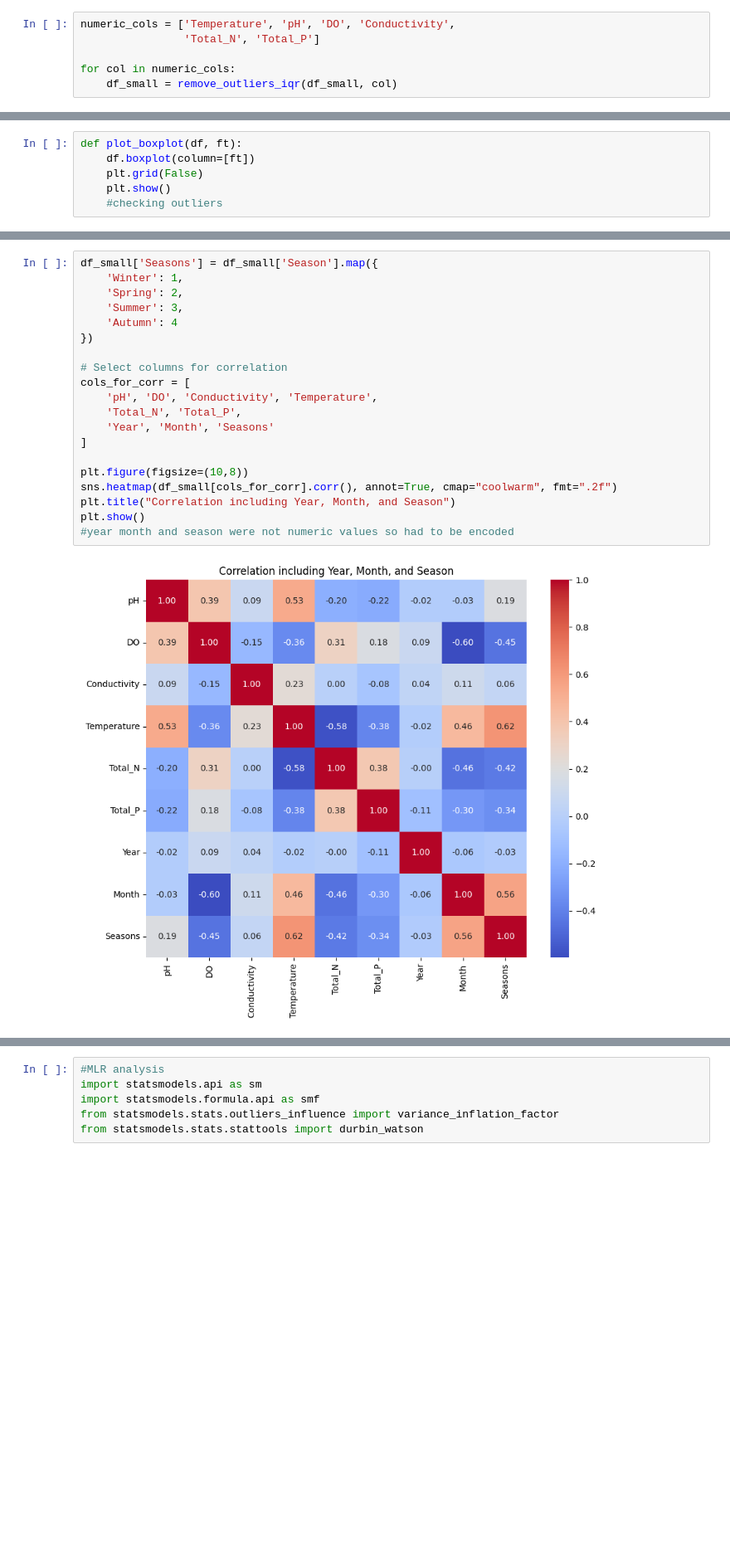
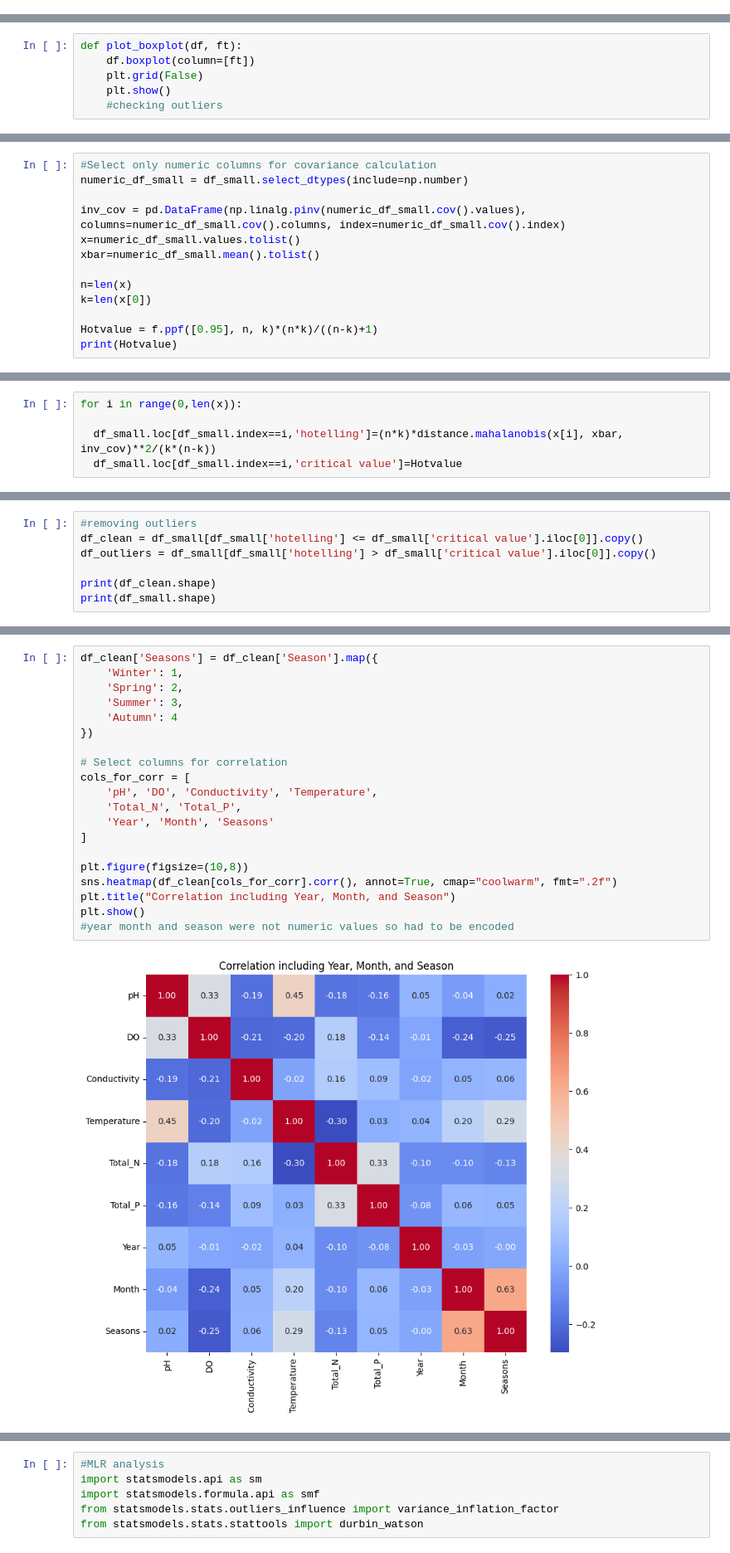
Before and after one commit to Kosiibebugwu/water-quality-ml, a Jupyter notebook: MLR_updated.ipynb, the cells around one changed output, grey strips where cells are left out. Shown at 83% size. Drawn from its saved outputs; the diff is of its cells as text; blank space fills up the shorter version.

Commit message:
Add files via upload
outliers fixed and graphs updated

```diff
--- a/MLR_updated.ipynb
+++ b/MLR_updated.ipynb
@@ -119,9 +110,3 @@ def remove_outliers_iqr(df, column):
-# %%
-numeric_cols = ['Temperature', 'pH', 'DO', 'Conductivity',
-                'Total_N', 'Total_P']
-
-for col in numeric_cols:
-    df_small = remove_outliers_iqr(df_small, col)
 # %%
 numeric_cols = ['Temperature', 'pH', 'DO', 'Conductivity',
                 'Total_N', 'Total_P',]
@@ -199,0 +203,13 @@ plot_boxplot(df_small, 'DO')
+# %%
+#Select only numeric columns for covariance calculation
+numeric_df_small = df_small.select_dtypes(include=np.number)
+
+inv_cov = pd.DataFrame(np.linalg.pinv(numeric_df_small.cov().values), columns=numeric_df_small.cov().columns, index=numeric_df_small.cov().index)
+x=numeric_df_small.values.tolist()
+xbar=numeric_df_small.mean().tolist()
+
+n=len(x)
+k=len(x[0])
+
+Hotvalue = f.ppf([0.95], n, k)*(n*k)/((n-k)+1)
+print(Hotvalue)
@@ -199,0 +218,5 @@ plot_boxplot(df_small, 'DO')
+# %%
+for i in range(0,len(x)):
+
+  df_small.loc[df_small.index==i,'hotelling']=(n*k)*distance.mahalanobis(x[i], xbar, inv_cov)**2/(k*(n-k))
+  df_small.loc[df_small.index==i,'critical value']=Hotvalue
@@ -199,0 +237,7 @@ plot_boxplot(df_small, 'DO')
+# %%
+#removing outliers
+df_clean = df_small[df_small['hotelling'] <= df_small['critical value'].iloc[0]].copy()
+df_outliers = df_small[df_small['hotelling'] > df_small['critical value'].iloc[0]].copy()
+
+print(df_clean.shape)
+print(df_small.shape)
@@ -224,23 +275,23 @@ plt.show()
 # %%
-df_small['Seasons'] = df_small['Season'].map({
+df_clean['Seasons'] = df_clean['Season'].map({
     'Winter': 1,
     'Spring': 2,
     'Summer': 3,
     'Autumn': 4
 })
 
 # Select columns for correlation
 cols_for_corr = [
     'pH', 'DO', 'Conductivity', 'Temperature',
     'Total_N', 'Total_P',
     'Year', 'Month', 'Seasons'
 ]
 
 plt.figure(figsize=(10,8))
-sns.heatmap(df_small[cols_for_corr].corr(), annot=True, cmap="coolwarm", fmt=".2f")
+sns.heatmap(df_clean[cols_for_corr].corr(), annot=True, cmap="coolwarm", fmt=".2f")
 plt.title("Correlation including Year, Month, and Season")
 plt.show()
 #year month and season were not numeric values so had to be encoded
 # %% [output]
-[figure, old version]
+[figure, new version]
 # %%
```
Also changed, not shown: parts of 33 cells of this notebook.
